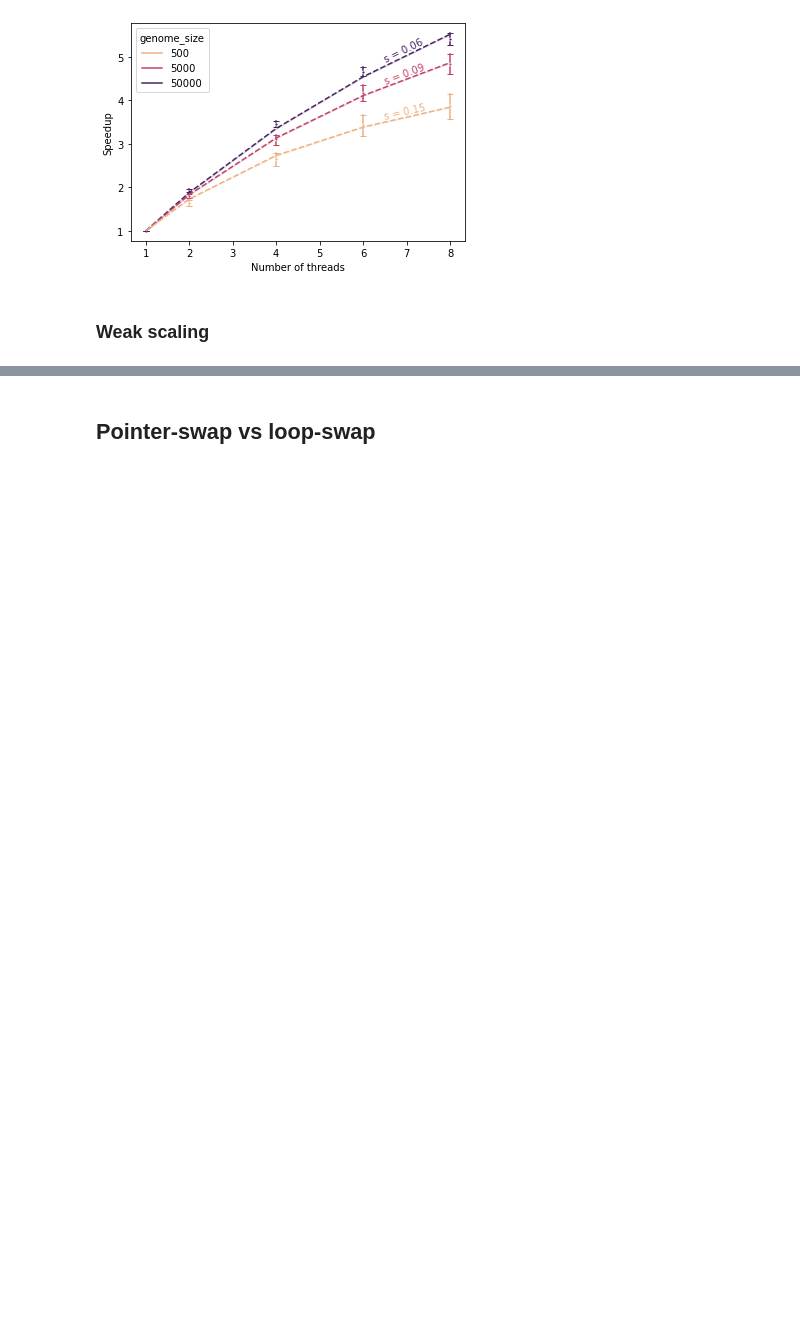
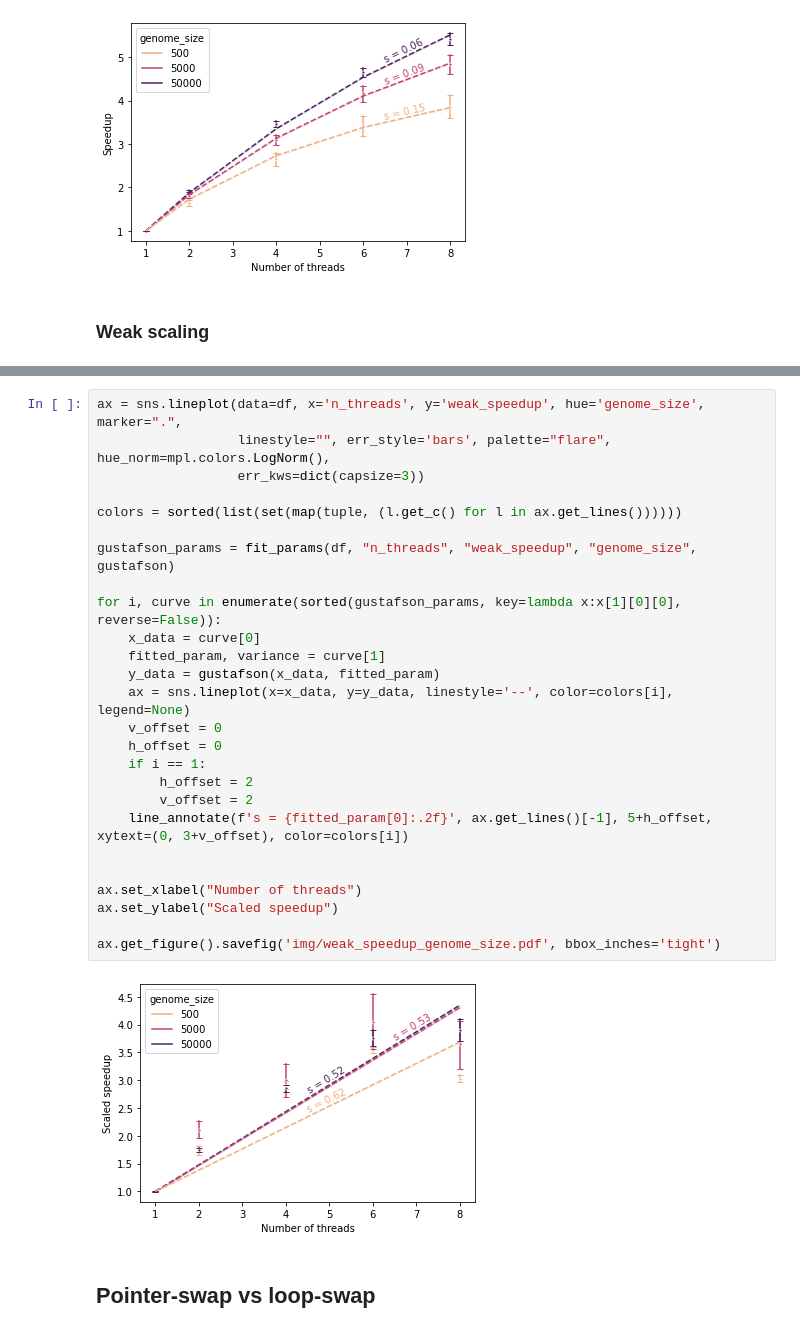
Before and after one commit to teobouvard/aevol-hpc, a Jupyter notebook: report/analysis.ipynb, the cells around one changed output, grey strips where cells are left out. Saved outputs shown, nothing was run; the diff lists cells and outputs as text; blank space fills up the shorter version.

```diff
--- a/report/analysis.ipynb
+++ b/report/analysis.ipynb
@@ -165,3 +204,31 @@ fig.savefig('img/benchmark_omp_static.pdf')
+# %%
+ax = sns.lineplot(data=df, x='n_threads', y='weak_speedup', hue='genome_size', marker=".",
+                  linestyle="", err_style='bars', palette="flare", hue_norm=mpl.colors.LogNorm(),
+                  err_kws=dict(capsize=3))
+
+colors = sorted(list(set(map(tuple, (l.get_c() for l in ax.get_lines())))))
+
+gustafson_params = fit_params(df, "n_threads", "weak_speedup", "genome_size", gustafson)
+
+for i, curve in enumerate(sorted(gustafson_params, key=lambda x:x[1][0][0], reverse=False)):
+    x_data = curve[0]
+    fitted_param, variance = curve[1]
+    y_data = gustafson(x_data, fitted_param)
+    ax = sns.lineplot(x=x_data, y=y_data, linestyle='--', color=colors[i], legend=None)
+    v_offset = 0
+    h_offset = 0
+    if i == 1:
+        h_offset = 2
+        v_offset = 2
+    line_annotate(f's = {fitted_param[0]:.2f}', ax.get_lines()[-1], 5+h_offset, xytext=(0, 3+v_offset), color=colors[i])
+
+
+ax.set_xlabel("Number of threads")
+ax.set_ylabel("Scaled speedup")
+
+ax.get_figure().savefig('img/weak_speedup_genome_size.pdf', bbox_inches='tight')
+# %% [output]
+[figure, added]
 # %% [markdown]
 ## Pointer-swap vs loop-swap
 # %%
```
Also changed, not shown: parts of 11 cells of this notebook, 14 other files.
